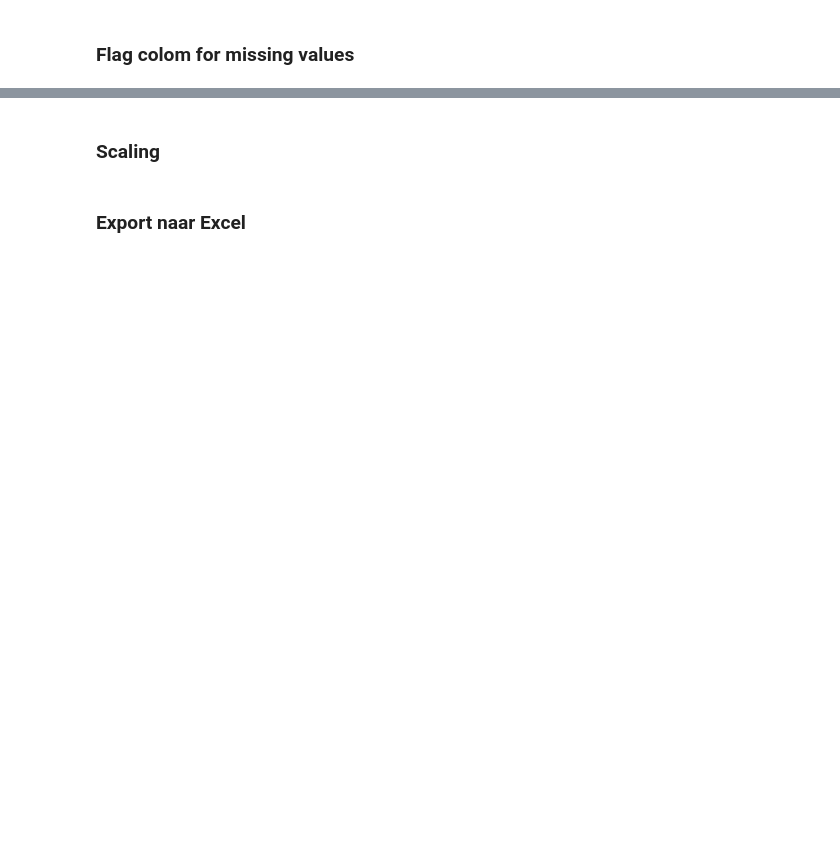
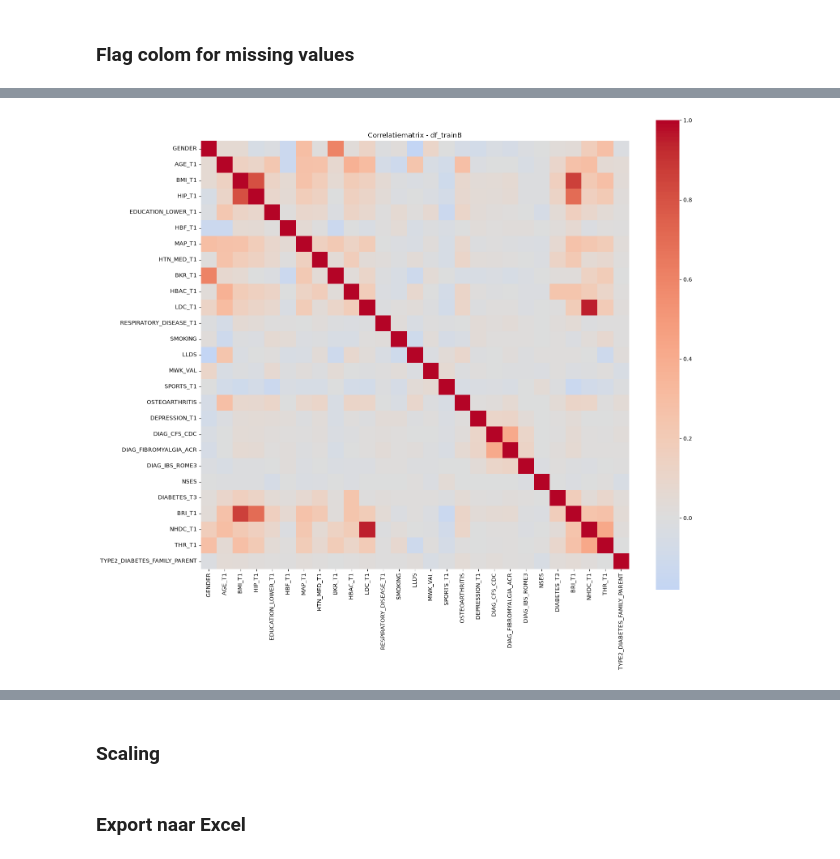
Before and after one commit to kyliekeijzer/exquairo-apex-lifelines, a Jupyter notebook: Scripts and Notebooks/Preprocessing.ipynb, the cells around one changed output, grey strips where cells are left out. Saved outputs shown, nothing was run; the diff lists cells and outputs as text; code cells hidden in the pictures; blank space fills up the shorter version.

```diff
--- a/Scripts and Notebooks/Preprocessing.ipynb
+++ b/Scripts and Notebooks/Preprocessing.ipynb
@@ -606,0 +825,10 @@ for col in median_columns:
+# %%
+corr = df_trainB.corr(numeric_only=True)
+
+plt.figure(figsize=(16, 14))
+sns.heatmap(corr, cmap="coolwarm", center=0, annot=False, square=True)
+plt.title("Correlatiematrix - df_trainB")
+plt.tight_layout()
+plt.show()
+# %% [output]
+[figure, added]
```
Also changed, not shown: parts of 48 cells of this notebook, 1 other file.
